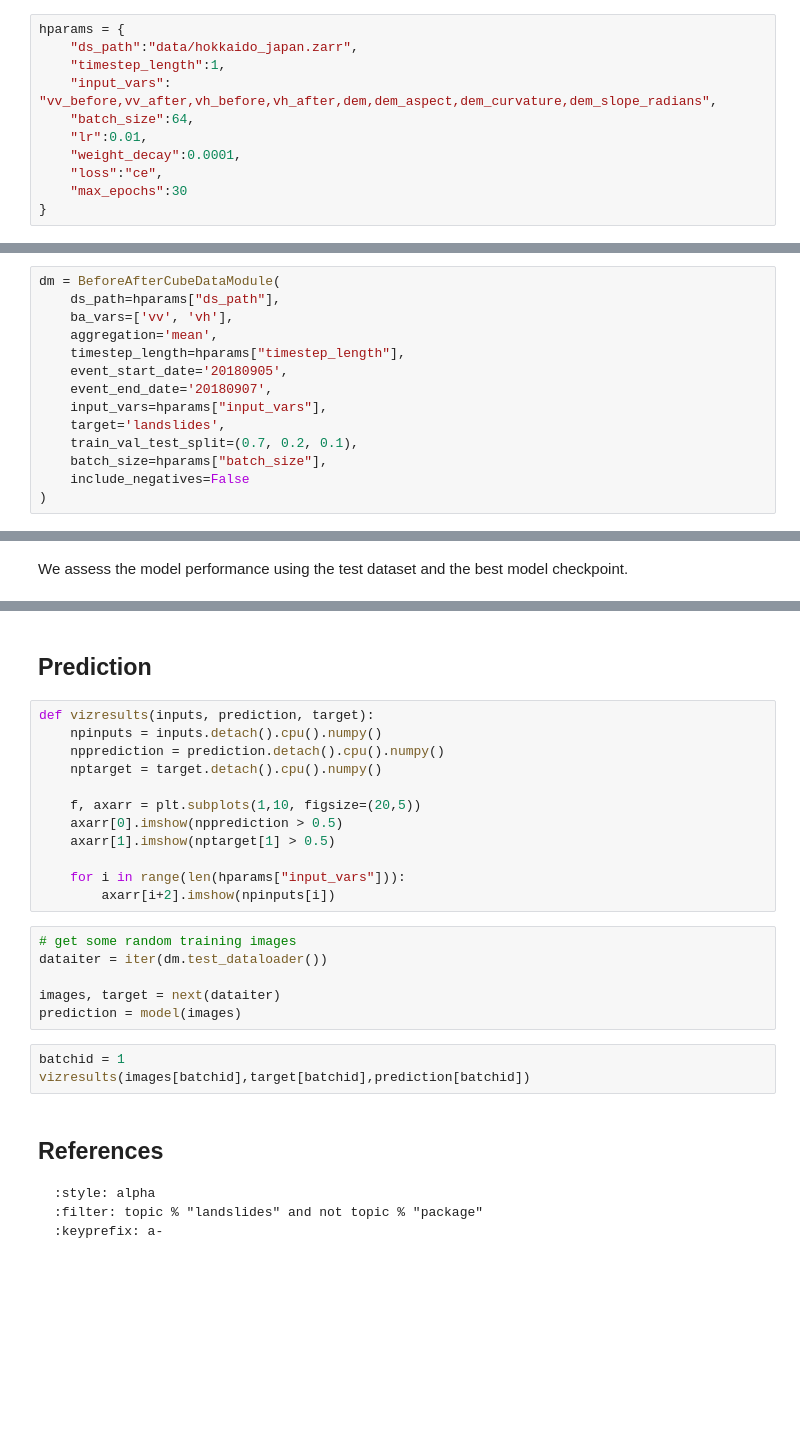
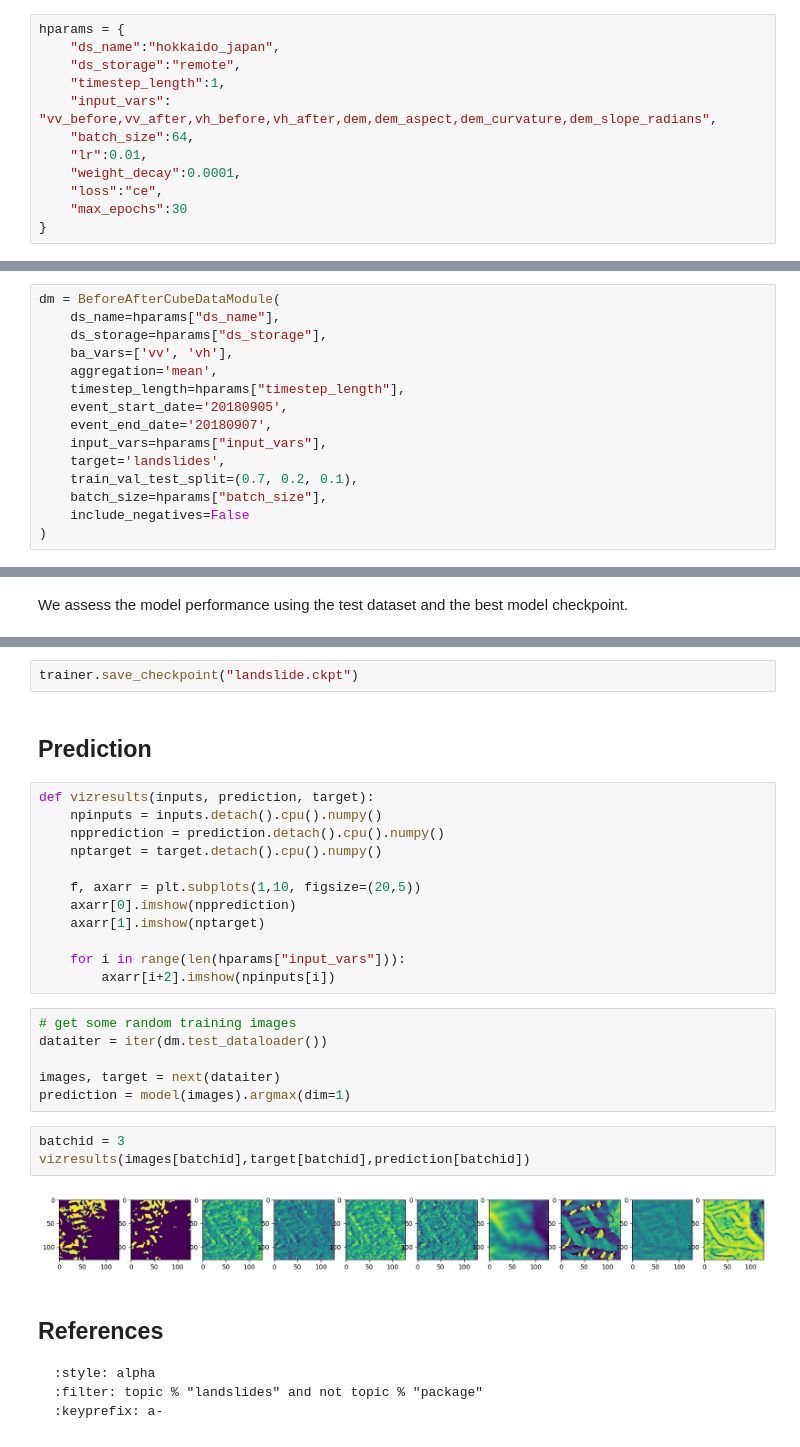
Before and after one commit to pangeo-data/pangeo-igarss2024, a Jupyter notebook: docs/landslide_xbatcher.ipynb, the cells around one changed output, grey strips where cells are left out. Cells and saved outputs as stored; diff of their text form; blank space fills up the shorter version.

Commit message:
add fetch data option using remote or local

```diff
--- a/docs/landslide_xbatcher.ipynb
+++ b/docs/landslide_xbatcher.ipynb
@@ -110,7 +115,8 @@ client
 ### Experiments
 # %%
 hparams = {
-    "ds_path":"data/hokkaido_japan.zarr",
+    "ds_name":"hokkaido_japan",
+    "ds_storage":"remote",
     "timestep_length":1,
     "input_vars": "vv_before,vv_after,vh_before,vh_after,dem,dem_aspect,dem_curvature,dem_slope_radians",
     "batch_size":64,
@@ -482,7 +508,8 @@ pooch.retrieve(
 hparams["input_vars"] = hparams["input_vars"].split(',')
 # %%
 dm = BeforeAfterCubeDataModule(
-    ds_path=hparams["ds_path"],
+    ds_name=hparams["ds_name"],
+    ds_storage=hparams["ds_storage"],
     ba_vars=['vv', 'vh'],
     aggregation='mean',
     timestep_length=hparams["timestep_length"],
@@ -528,3 +607,5 @@ result = trainer.test(ckpt_path="best", datamodule=dm)
+# %%
+trainer.save_checkpoint("landslide.ckpt")
 # %% [markdown]
 ## Prediction
 # %%
@@ -534,8 +615,8 @@ def vizresults(inputs, prediction, target):
     nptarget = target.detach().cpu().numpy()
 
     f, axarr = plt.subplots(1,10, figsize=(20,5))
-    axarr[0].imshow(npprediction > 0.5)
-    axarr[1].imshow(nptarget[1] > 0.5)
+    axarr[0].imshow(npprediction)
+    axarr[1].imshow(nptarget)
 
     for i in range(len(hparams["input_vars"])):
         axarr[i+2].imshow(npinputs[i])
@@ -544,10 +625,12 @@ def vizresults(inputs, prediction, target):
 dataiter = iter(dm.test_dataloader())
 
 images, target = next(dataiter)
-prediction = model(images)
+prediction = model(images).argmax(dim=1)
 # %%
-batchid = 1
+batchid = 3
 vizresults(images[batchid],target[batchid],prediction[batchid])
+# %% [output]
+[figure, added]
 # %% [markdown]
  ## References
 
```
Also changed, not shown: parts of 11 cells of this notebook.
